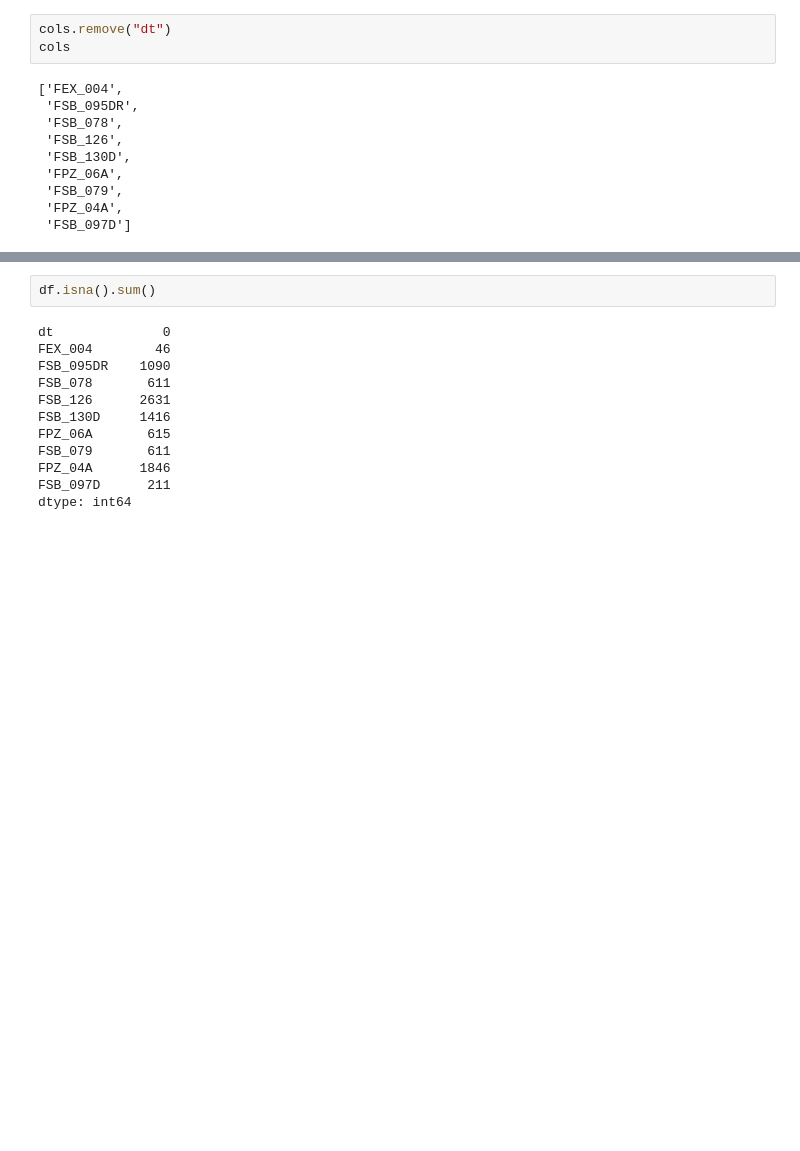
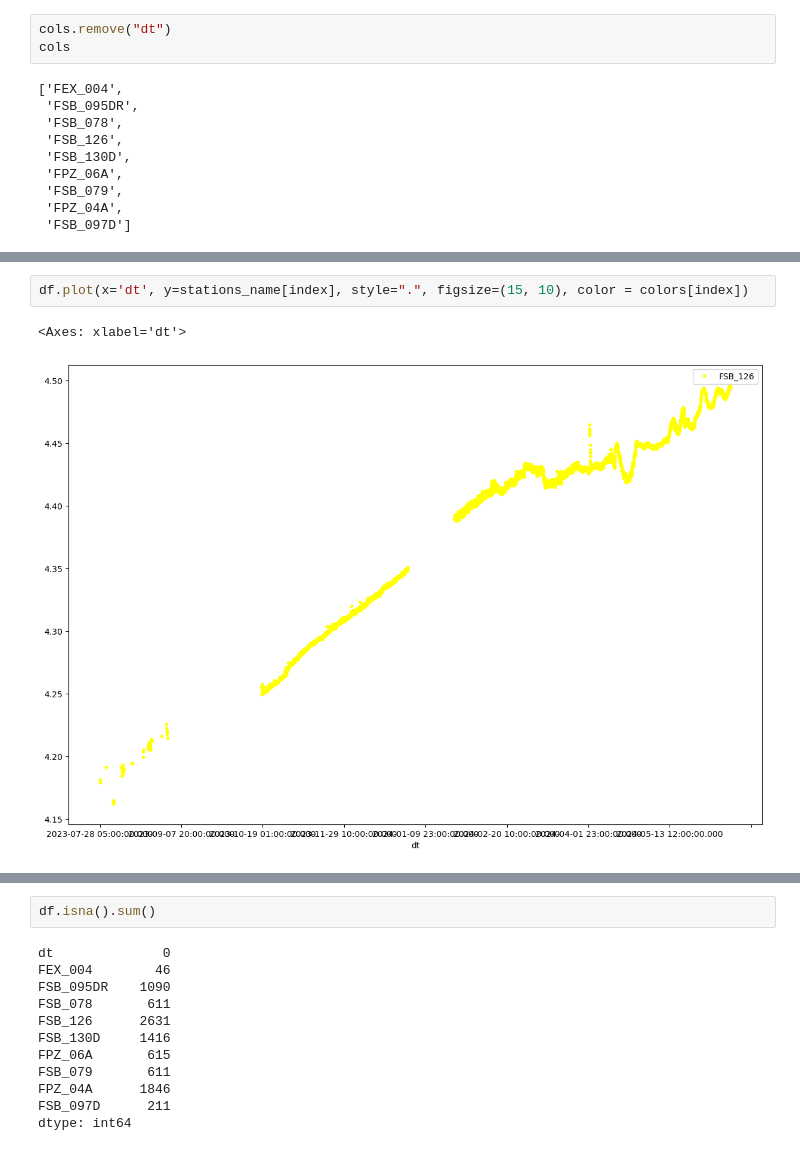
Before and after one commit to SGnawali25/DOE, a Jupyter notebook: code/ph/finding_na_start_end.ipynb, the cells around one changed output, grey strips where cells are left out. Drawn from its saved outputs; the diff is of its cells as text; blank space fills up the shorter version.

```diff
--- a/code/ph/finding_na_start_end.ipynb
+++ b/code/ph/finding_na_start_end.ipynb
@@ -66 +72,6 @@ stations_name = np.array(cols)
+# %%
+df.plot(x='dt', y=stations_name[index], style=".", figsize=(15, 10), color = colors[index])
+# %% [output]
+<Axes: xlabel='dt'>
+[figure, added]
 # %%
```
Also changed, not shown: parts of 11 cells of this notebook, 2 other files.
